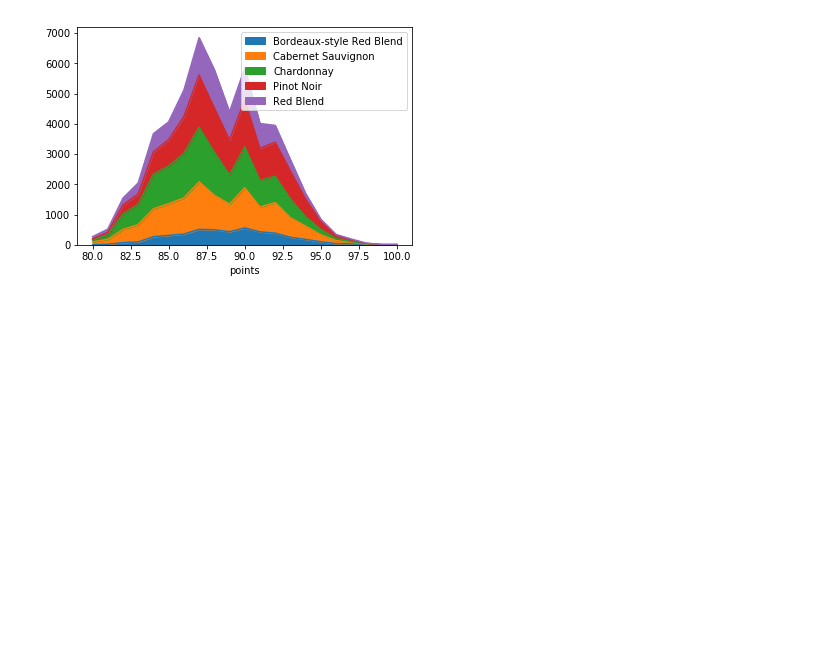
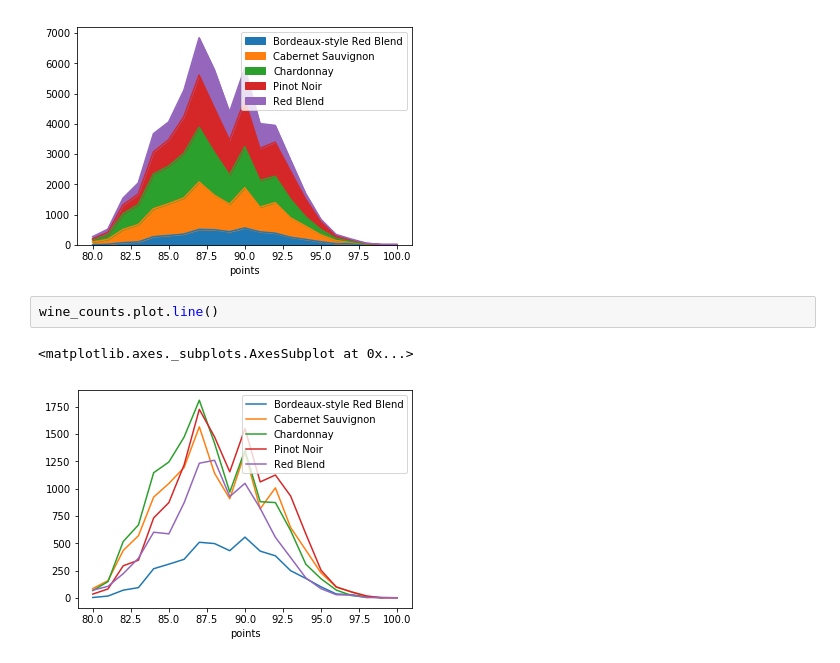
Before and after one commit to tutss/datascience, a Jupyter notebook: kaggle/training/Plotting_2D.ipynb, the cells around one changed output. Drawn from its saved outputs; the diff is of its cells as text; blank space fills up the shorter version.

Commit message:
finished 2d plotting

```diff
--- a/kaggle/training/Plotting_2D.ipynb
+++ b/kaggle/training/Plotting_2D.ipynb
@@ -40,3 +40,8 @@ wine_counts.plot.area()
 # %% [output]
 <matplotlib.axes._subplots.AxesSubplot at 0x...>
 [figure]
+# %%
+wine_counts.plot.line()
+# %% [output]
+<matplotlib.axes._subplots.AxesSubplot at 0x...>
+[figure, added]
```
Also changed, not shown: parts of 8 cells of this notebook, 1 other file.
